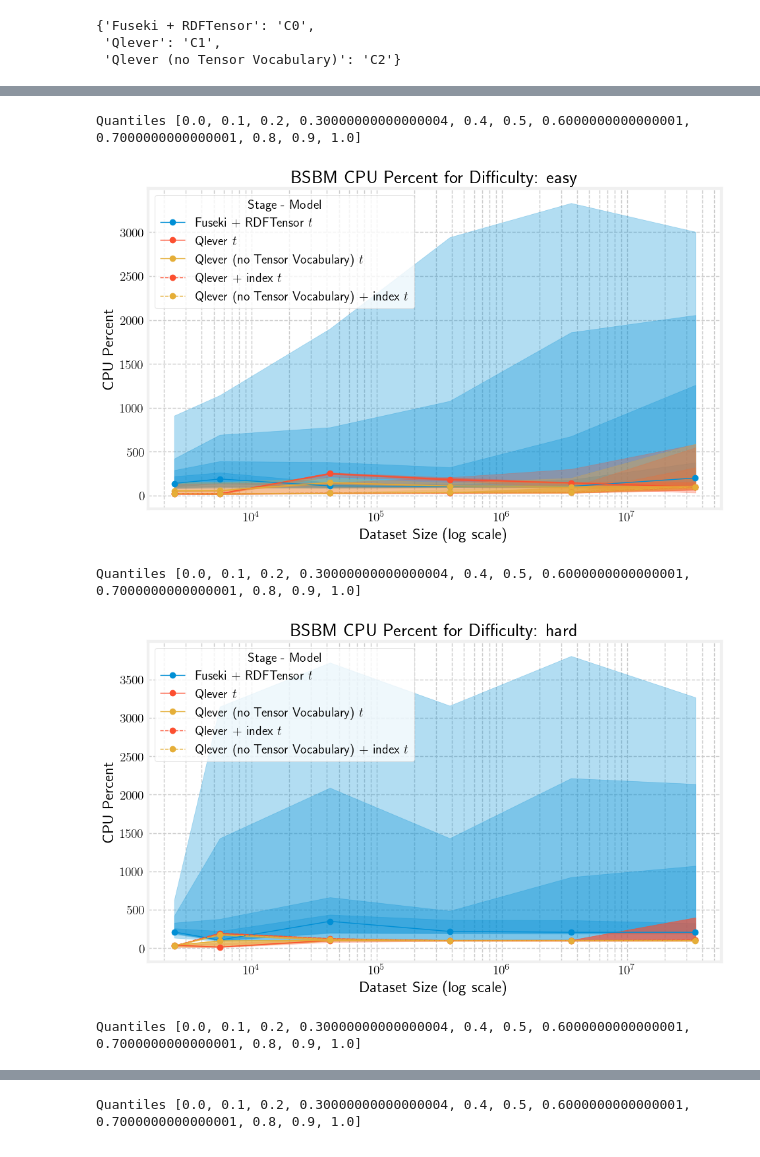
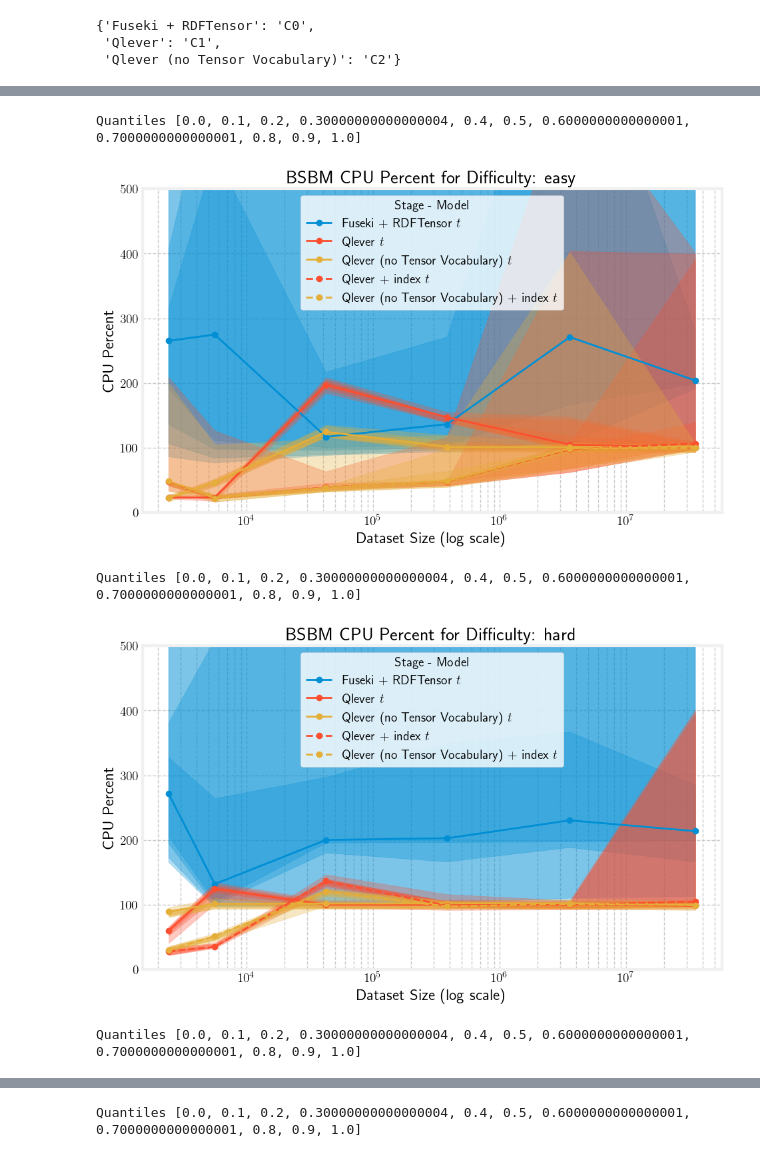
Before and after one commit to Dakantz/Dense-KG-Vector-DB, a Jupyter notebook: benchmarks/eval_timings_bsbm.ipynb, the cells around one changed output, grey strips where cells are left out. Drawn from its saved outputs; the diff is of its cells as text; code cells hidden in the pictures.

```diff
--- a/benchmarks/eval_timings_bsbm.ipynb
+++ b/benchmarks/eval_timings_bsbm.ipynb
@@ -59,3 +56,6 @@ timings_df
+# %%
+import numpy as np
+timings_df = timings_df[timings_df["elapsed_time"].replace([np.inf, -np.inf], np.nan).notna()]
 # %%
 hard_timings = timings_df[timings_df["difficulty"] == "hard"]
 hard_timings
@@ -572,6 +699,7 @@ for relevant_measure, ylabel in relevant_stats_map.items():
             difficulty,
             relevant_measure=relevant_measure,
             extrapolate=False,
+            fill_pdf=True,
         )
         ax.set_xscale("log")
         ax.set_xlabel("Dataset Size (log scale)")
@@ -579,6 +707,9 @@ for relevant_measure, ylabel in relevant_stats_map.items():
         ax.set_title(f" {modes[mode]} {ylabel} for Difficulty: {difficulty}")
         ax.legend()
         ax.grid(True, which="both", ls="--")
+        if relevant_measure == "cpu_percent":
+            ax.set_ylim(0, 500)
+            ax.legend()
         # y_grids = calc_extra_ticks(stats_df[relevant_measure])
         tikzplotlib.save(
             stat_dir / f"{mode}_{relevant_measure}_{difficulty}.tex",
@@ -607,34 +738,34 @@ for relevant_measure, ylabel in relevant_stats_map.items():
         legend = ax.legend(title="Stage - Model")
         legend.set_ncols(2)
         tikzplotlib.save(
             stat_dir / f"{mode}_{relevant_measure}_{difficulty}_legend.tex",
             extra_tikzpicture_parameters=[
                 "scale=0.5",
                 """every axis/.style={
                     legend pos=south west,
                     legend style={
                 font=\\small},
                     legend columns=5,
                     extra x ticks={"""
                 + ",".join(map(str, extra_x_ticks))
                 + """},
                     extra x tick labels={ },
                     extra y tick labels={ },
                     extra tick style={
                         tick style={draw=none},
                         major grid style={dashed,red},
                         grid=major,
                     },
                 }""",
             ],
             axis_height="1\\textwidth",
             axis_width="2\\textwidth",
         )
         plt.savefig(stat_dir / f"{mode}_{relevant_measure}_{difficulty}.png")
         plt.show()
 # %% [output]
 Quantiles [0.0, 0.1, 0.2, 0.30000000000000004, 0.4, 0.5, 0.6000000000000001, 0.7000000000000001, 0.8, 0.9, 1.0]
-[figure, old version]
+[figure, new version]
 Quantiles [0.0, 0.1, 0.2, 0.30000000000000004, 0.4, 0.5, 0.6000000000000001, 0.7000000000000001, 0.8, 0.9, 1.0]
-[figure, old version]
+[figure, new version]
 Quantiles [0.0, 0.1, 0.2, 0.30000000000000004, 0.4, 0.5, 0.6000000000000001, 0.7000000000000001, 0.8, 0.9, 1.0]
```
Also changed, not shown: parts of 9 cells of this notebook, 6 other files.
